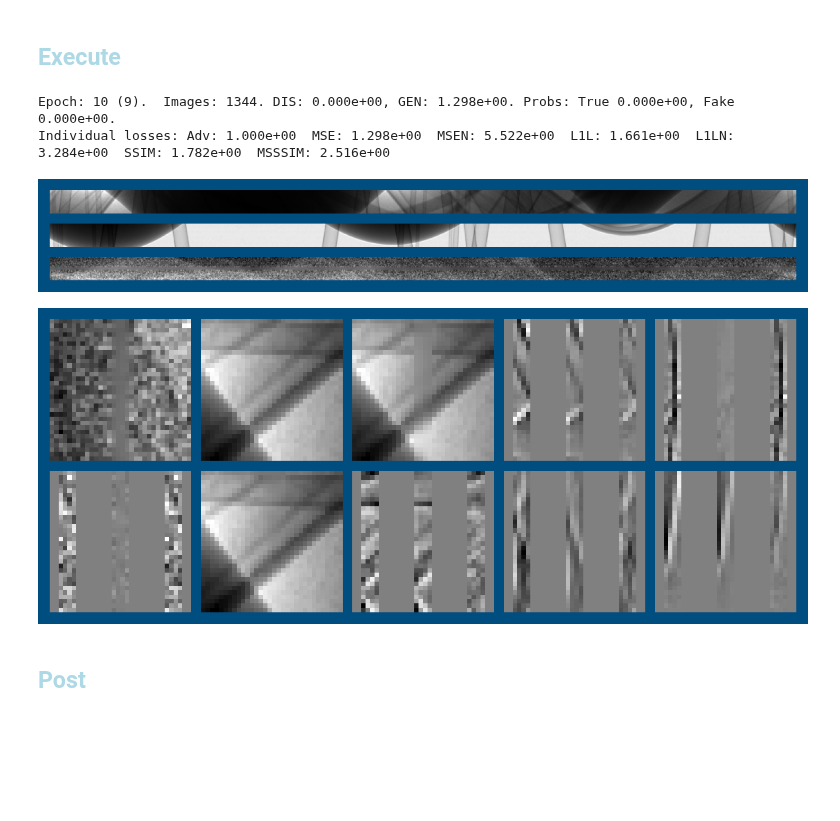
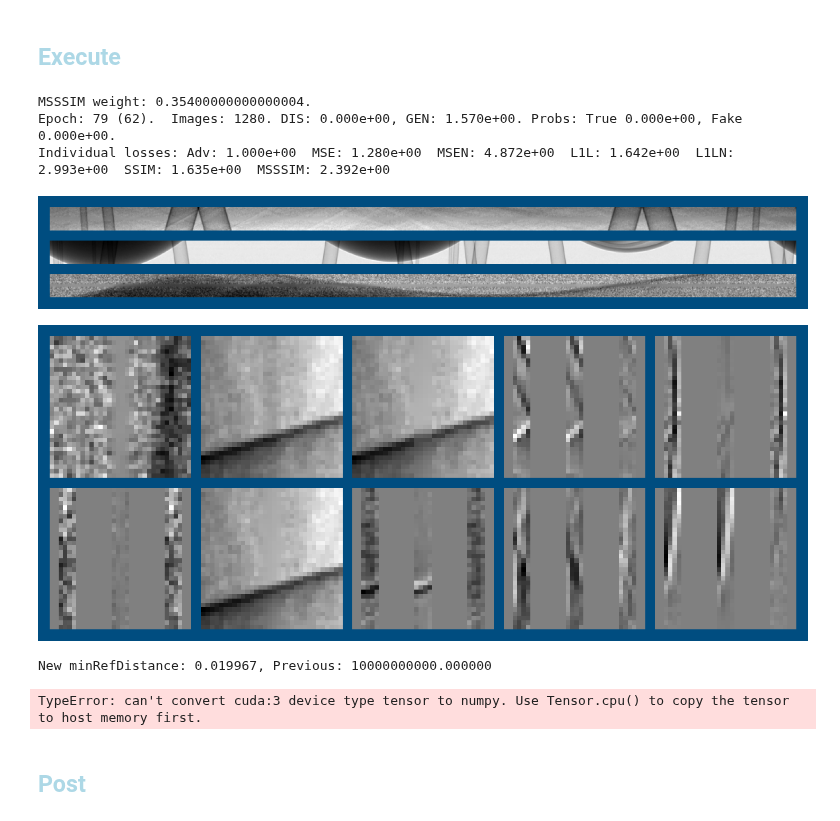
Before and after one commit to AustralianSynchrotron/sinogap, a Jupyter notebook: sinogap_bp3.ipynb, the cells around one changed output. Drawn from its saved outputs; the diff is of its cells as text; code cells hidden in the pictures; blank space fills up the shorter version.

```diff
--- a/sinogap_bp3.ipynb
+++ b/sinogap_bp3.ipynb
@@ -339,29 +340,28 @@ sg.metrices = {
 # %% [markdown]
 ## <font style="color:lightblue">Restore checkpoint</font>
 # %%
-
+#sg.optimizer_G = None
 sg.scheduler_G = torch.optim.lr_scheduler.StepLR(sg.optimizer_G, 1, gamma=1)
-#sg.scheduler_D = torch.optim.lr_scheduler.StepLR(sg.optimizer_D, 1, gamma=1)
 savedCheckPoint = f"checkPoint_{sg.TCfg.exec}"
 sg.epoch, sg.imer, sg.minGEpoch, sg.minGLoss, sg.startFrom, sg.resAcc = \
-    sg.restoreCheckpoint()#savedCheckPoint+".pth")
+    sg.restoreCheckpoint(savedCheckPoint+".pth")
 #sg.epoch, sg.imer, sg.minGEpoch, sg.minGdLoss, sg.startFrom = 0, 0, 0, 1, 0
 sg.writer = sg.createWriter(sg.TCfg.logDir, True)
-#sg.writer.add_graph(sg.generator, ((sg.refImages, sg.refNoises),) )
+sg.writer.add_graph(sg.generator, ((sg.refImages),) )
 #sg.writer.add_graph(sg.discriminator, refImages)
 
 #sg.load_model(sg.generator, model_path="model_1_gen.pt" )
 #sg.load_model(sg.generator.brickGenerator, model_path="saves/complex/models/bricks4.pt" )
 #sg.load_model(sg.generator.lowResGenerator, model_path="saves/complex/models/stripe2.pt" )
-#sg.generator.brickGenerator.requires_grad_(True)
 #sg.generator.brickGenerator.lowResGenerator.requires_grad_(False)
-#sg.generator.stripeGenerator.requires_grad_(True)
 #sg.generator.stripeGenerator.lowResGenerator.requires_grad_(False)
-#sg.generator.lowResGenerator.requires_grad_(False)
+
+#sg.generator.brickGenerator.lowResGenerator = None
+#sg.optimizer_G = sg.createOptimizer(sg.generator, sg.TCfg.learningRateG)
+#sg.scheduler_G = torch.optim.lr_scheduler.StepLR(sg.optimizer_G, 1, gamma=1)
 
 
-
-sg.scheduler_G.gamma = 1-0.01
+#sg.scheduler_G.gamma = 1-0.01
 #sg.scheduler_D.gamma = 1-0.005
 #sg.optimizer_G.step()
 #torch.optim.lr_scheduler.LambdaLR(sg.optimizer_G, lambda epoch: 0.1).step()
@@ -373,7 +373,7 @@ print(f"Initial LR : G {sg.scheduler_G.get_last_lr()[0]:.3e} ({sg.scheduler_G.ge
 # %% [output]
 Initial LR : G 1.000e-03 (1.0000)
 # %%
-#sg.generator.eval()
+sg.generator.train()
 sg.displayImages()
 #_ = sg.summarizeMe(sg.testLoader, False)
 # %% [output]
@@ -394,46 +394,72 @@ sg.scheduler_G.gamma = 1-0.01
 def my_beforeReport(sglocals) :
     message = ""
 
-    message += "G" + sg.adjustScheduler(sg.scheduler_G, sg.TCfg.learningRateG, 0.0001)
-    sg.writer.add_scalars("Aux", {'LrnRate': sg.scheduler_G.get_last_lr()[0]/sg.TCfg.learningRateG}, sg.imer)
+    #message += "G" + sg.adjustScheduler(sg.scheduler_G, sg.TCfg.learningRateG, 0.0001)
+    #sg.writer.add_scalars("Aux", {'LrnRate': sg.scheduler_G.get_last_lr()[0]/sg.TCfg.learningRateG}, sg.imer)
 
+    sg.metrices['MSSSIM'].weight = min(0.4, sg.metrices['MSSSIM'].weight + 0.001)
+    message += f"MSSSIM weight: {sg.metrices['MSSSIM'].weight}. "
+    sg.writer.add_scalars("Aux", {'MSSSIM': sg.metrices['MSSSIM'].weight}, sg.imer)
     #for metrics in ('L1L','SSIM','MSSSIM') :
     #    sg.metrices[metrics].weight = max(0, sg.metrices[metrics].weight - 0.005)
     #    message += f"{metrics} weight: {sg.metrices[metrics].weight}. "
     #    sg.writer.add_scalars("Aux", {metrics: sg.metrices[metrics].weight}, sg.imer)
 
     print(message)
     return
-#sg.beforeReport = my_beforeReport
+sg.beforeReport = my_beforeReport
 
-def my_beforeEachEpoch(sglocals) :
+minRefDistance = 1e10
+def my_afterReport(sglocals) :
+    global minRefDistance
+    #refDistance = sg.loss_MSE( sglocals['refViews'][[2],[0],...], sglocals['refViews'][[2],[2],...]).sum().cpu().item()
+    refDistance = np.std( ( sglocals['refViews'][[2],[0],...] - sglocals['refViews'][[2],[2],...] )[sg.DCfg.gapRng] )
+    if refDistance < minRefDistance :
+        print(f"New minRefDistance: {refDistance:.6f}, Previous: {minRefDistance:.6f}")
+        minRefDistance = refDistance
+        sg.saveCheckPoint(savedCheckPoint+"_catchMe.pth",
+                       sg.epoch-1, sg.imer, sg.minGEpoch, minRefDistance,
+                       sg.generator, sg.discriminator,
+                       sg.optimizer_G, sg.optimizer_D)
+        sg.tifffile.imwrite(f"catchMeFull_{sg.TCfg.exec}.tif", np.transpose( sglocals['genImages'][2,0,...].cpu().numpy(), (-1,-2)) )
+        sg.tifffile.imwrite(f"catchMePatch_{sg.TCfg.exec}.tif", sglocals['refViews'][2,2,...])
+    sg.writer.add_scalars("Aux", {'RefDistance' : refDistance}, sg.imer)
+    return
+sg.afterReport = my_afterReport
+
+#sg.writer.add_scalars("Aux", {'Batch size': math.log(sg.TCfg.batchSize,2)}, sg.imer)
+def my_afterEachEpoch(sglocals) :
     #return
-    sg.TCfg.batchSize = min(2**10, sg.TCfg.batchSize * 2)
-    sg.TCfg.batchSplit = max(2**0, int(sg.TCfg.batchSize / 2**6))
+    sg.TCfg.batchSize = min(2**12, sg.TCfg.batchSize * 2)
+    sg.TCfg.batchSplit = max(2**0, int(sg.TCfg.batchSize / 2**2))
     sg.writer.add_scalars("Aux", {'Batch size': math.log(sg.TCfg.batchSize,2)}, sg.imer)
     print(f"Batch size: {sg.TCfg.batchSize}, split: {sg.TCfg.batchSplit}", )
     return
-#sg.beforeEachEpoch = my_beforeEachEpoch
+#sg.afterEachEpoch = my_afterEachEpoch
 
 #sg.TCfg.num_workers=0
+sg.freeGPUmem()
 try :
     sg.train(savedCheckPoint)
 except :
     #del sg.dataLoader
     #del sg.testLoaderhuiVam
     sg.freeGPUmem()
     1/10 # to release Jupyuter memory in the next step
     sg.epoch -= 1
     raise
 
 
 
-# bricks from scratch
+# bricks pretrained
 # %% [output]
-Epoch: 10 (9).  Images: 1344. DIS: 0.000e+00, GEN: 1.298e+00. Probs: True 0.000e+00, Fake 0.000e+00.
-Individual losses: Adv: 1.000e+00  MSE: 1.298e+00  MSEN: 5.522e+00  L1L: 1.661e+00  L1LN: 3.284e+00  SSIM: 1.782e+00  MSSSIM: 2.516e+00
+MSSSIM weight: 0.35400000000000004.
+Epoch: 79 (62).  Images: 1280. DIS: 0.000e+00, GEN: 1.570e+00. Probs: True 0.000e+00, Fake 0.000e+00.
+Individual losses: Adv: 1.000e+00  MSE: 1.280e+00  MSEN: 4.872e+00  L1L: 1.642e+00  L1LN: 2.993e+00  SSIM: 1.635e+00  MSSSIM: 2.392e+00
-[figure, old version]
+[figure, new version]
-[figure, old version]
+[figure, new version]
+New minRefDistance: 0.019967, Previous: 10000000000.000000
+TypeError: can't convert cuda:3 device type tensor to numpy. Use Tensor.cpu() to copy the tensor to host memory first.
 # %% [markdown]
 ## <font style="color:lightblue">Post</font>
 # %%
```
Also changed, not shown: parts of 4 cells of this notebook, 3 other files.
